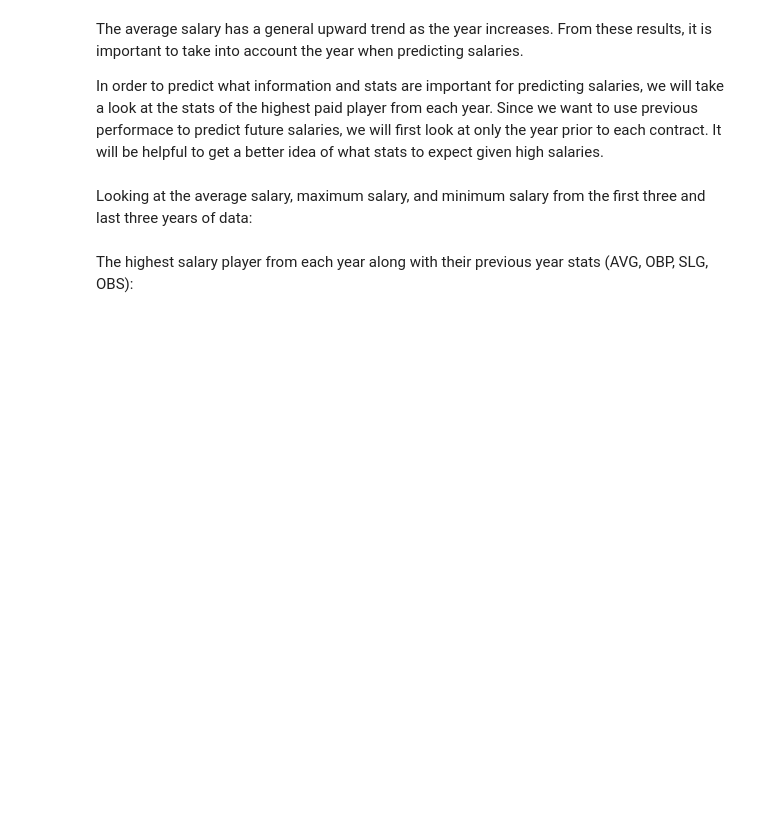
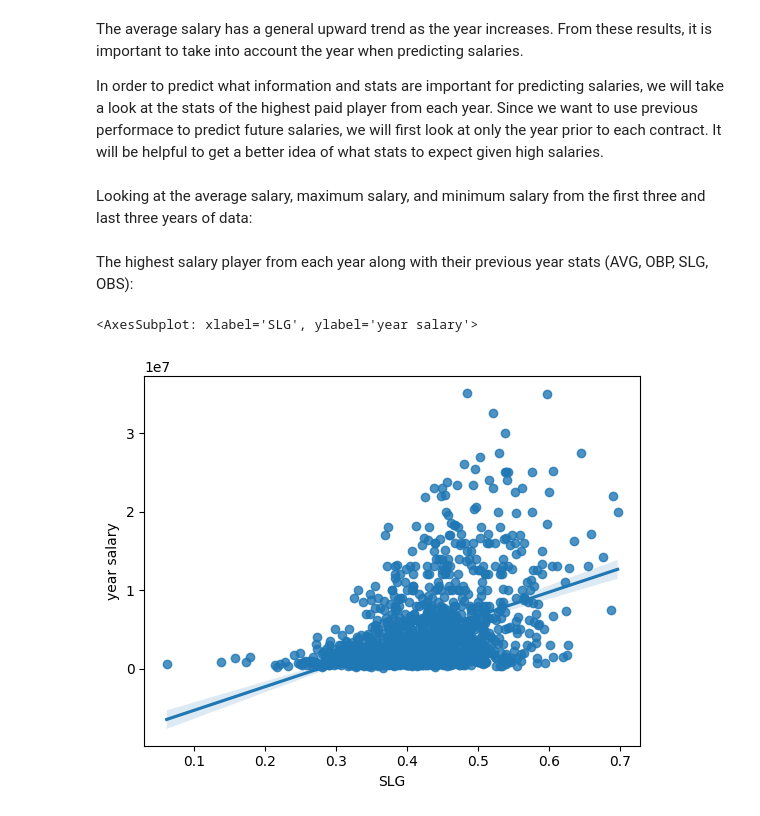
Before and after one commit to leo3friedman/baseball-salary-prediction, a Jupyter notebook: EDACheckpointGroup_042-Fa22.ipynb, the cells around one changed output. Cells and saved outputs as stored; diff of their text form; code cells hidden in the pictures; blank space fills up the shorter version.

Commit message:
Players yearly salary compared to their SLG

```diff
--- a/EDACheckpointGroup_042-Fa22.ipynb
+++ b/EDACheckpointGroup_042-Fa22.ipynb
@@ -414,3 +414,17 @@ print(salary_years.iloc[np.r_[:3, -3:0]])
 The highest salary player from each year along with their previous year stats (AVG, OBP, SLG, OBS):
 # %%
 print(max_player)
+# %%
+# Players yearly salary compared to their SLG
+data = []
+for index, contract in contracts.iterrows():
+    if contract['playerName'] in list(batting['playerName']):
+        year_salary = contract['yearSalary']
+        stat = getBattingStat(batting_grouped, contract['playerName'], contract['year']-1, 'SLG')
+        if stat > 0 and stat < 0.8:
+            data.append((stat, year_salary))
+fig, ax = plt.subplots()
+sns.regplot(data=pd.DataFrame(data=data, columns = ['SLG', 'year salary']), x='SLG', y='year salary')
+# %% [output]
+<AxesSubplot: xlabel='SLG', ylabel='year salary'>
+[figure, added]
```
